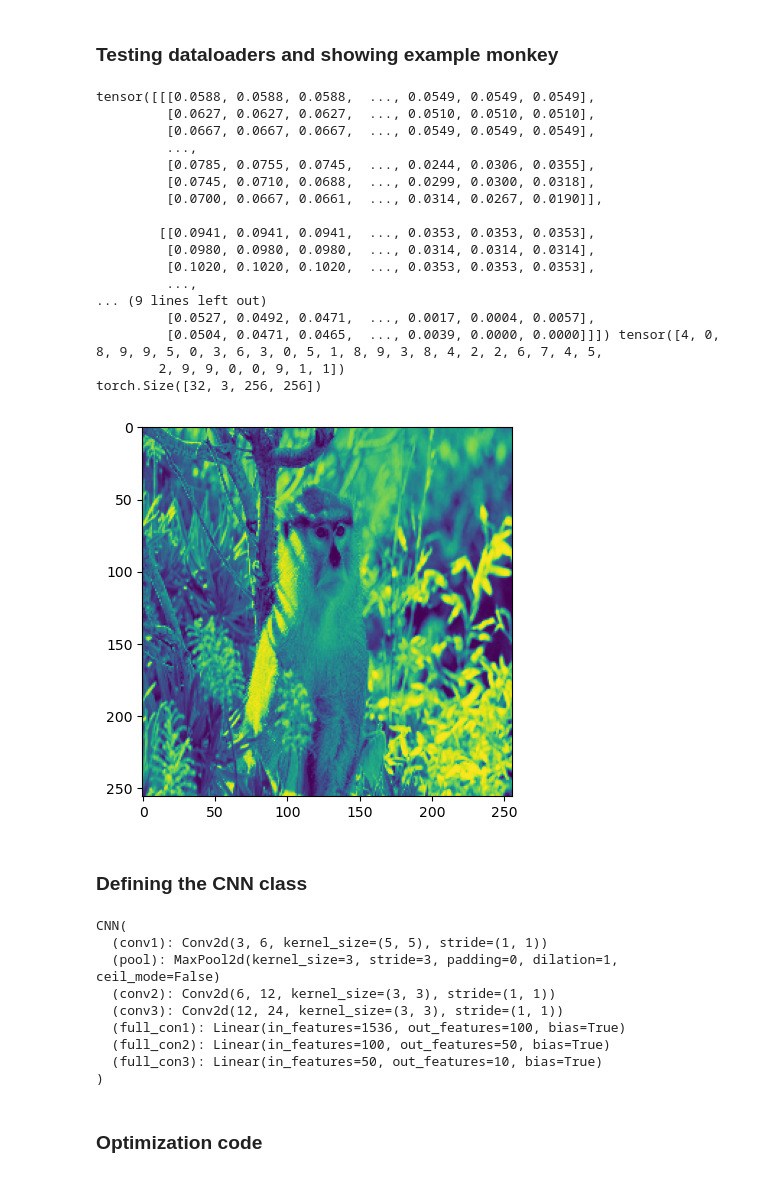
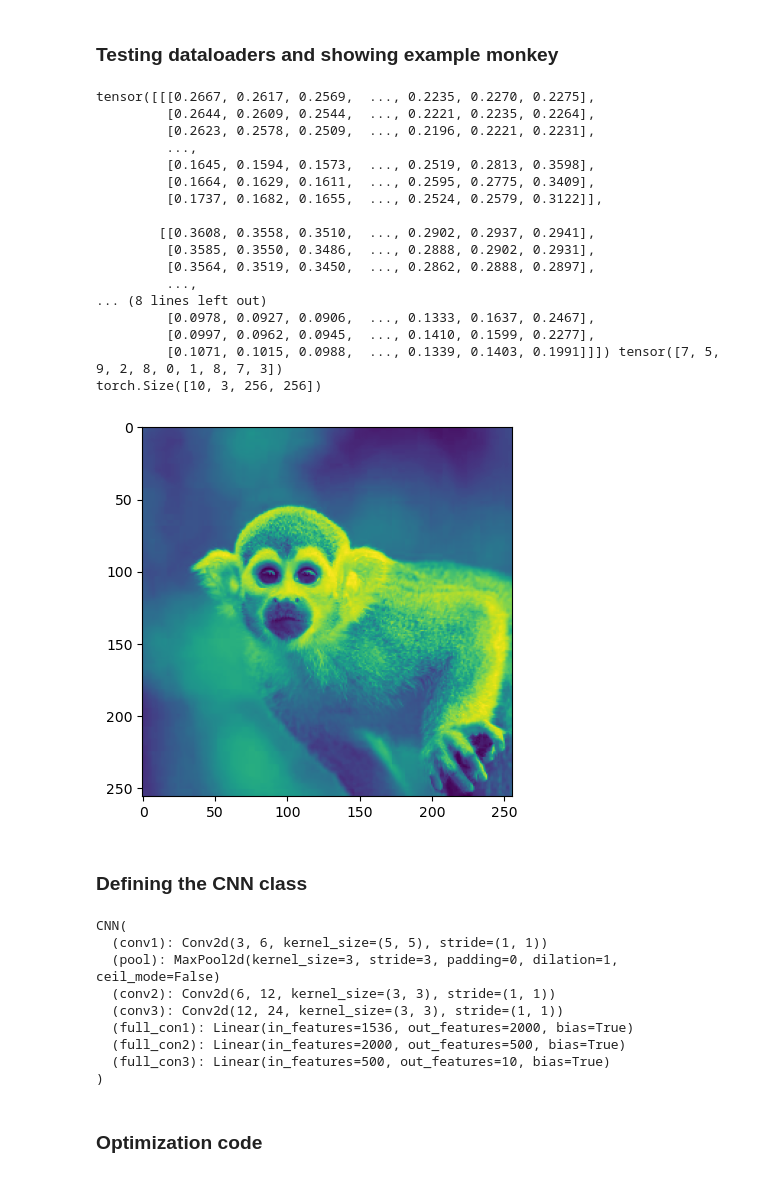
Before and after one commit to kwangzera-archive/monkey-species-classifier, a Jupyter notebook: classifier.ipynb, the cells around one changed output. Saved outputs shown, nothing was run; the diff lists cells and outputs as text; code cells hidden in the pictures.

```diff
--- a/classifier.ipynb
+++ b/classifier.ipynb
@@ -27,9 +27,9 @@ True
 ### CNN Hyperparameters
 # %%
 image_base_size = 256
-num_epochs = 2
-batch_size = 32
-learning_rate = 0.1
+num_epochs = 10
+batch_size = 10
+learning_rate = 0.01
 # %% [markdown]
 ### Creating the dataset and loading in the monkeys
 # %%
@@ -110,33 +110,33 @@ None
 # %%
 # dataloaders
 train_dataloader = DataLoader(training_data, batch_size=batch_size, shuffle=True)
 test_dataloader = DataLoader(validation_data, batch_size=batch_size, shuffle=True)
 
 # iterating through the dataloader
 train_features, train_labels = next(iter(train_dataloader))
 print(train_features[0], train_labels)
 print(train_features.size())  # batch size, channel count, image size
-plt.imshow(train_features[31][0])
+plt.imshow(train_features[0][0])
 plt.show()
 # %% [output]
-tensor([[[0.0588, 0.0588, 0.0588,  ..., 0.0549, 0.0549, 0.0549],
-         [0.0627, 0.0627, 0.0627,  ..., 0.0510, 0.0510, 0.0510],
-         [0.0667, 0.0667, 0.0667,  ..., 0.0549, 0.0549, 0.0549],
+tensor([[[0.2667, 0.2617, 0.2569,  ..., 0.2235, 0.2270, 0.2275],
+         [0.2644, 0.2609, 0.2544,  ..., 0.2221, 0.2235, 0.2264],
+         [0.2623, 0.2578, 0.2509,  ..., 0.2196, 0.2221, 0.2231],
          ...,
-         [0.0785, 0.0755, 0.0745,  ..., 0.0244, 0.0306, 0.0355],
-         [0.0745, 0.0710, 0.0688,  ..., 0.0299, 0.0300, 0.0318],
-         [0.0700, 0.0667, 0.0661,  ..., 0.0314, 0.0267, 0.0190]],
+         [0.1645, 0.1594, 0.1573,  ..., 0.2519, 0.2813, 0.3598],
+         [0.1664, 0.1629, 0.1611,  ..., 0.2595, 0.2775, 0.3409],
+         [0.1737, 0.1682, 0.1655,  ..., 0.2524, 0.2579, 0.3122]],
 
-        [[0.0941, 0.0941, 0.0941,  ..., 0.0353, 0.0353, 0.0353],
-         [0.0980, 0.0980, 0.0980,  ..., 0.0314, 0.0314, 0.0314],
-         [0.1020, 0.1020, 0.1020,  ..., 0.0353, 0.0353, 0.0353],
+        [[0.3608, 0.3558, 0.3510,  ..., 0.2902, 0.2937, 0.2941],
+         [0.3585, 0.3550, 0.3486,  ..., 0.2888, 0.2902, 0.2931],
+         [0.3564, 0.3519, 0.3450,  ..., 0.2862, 0.2888, 0.2897],
          ...,
-... (9 lines left out)
-         [0.0527, 0.0492, 0.0471,  ..., 0.0017, 0.0004, 0.0057],
-         [0.0504, 0.0471, 0.0465,  ..., 0.0039, 0.0000, 0.0000]]]) tensor([4, 0, 8, 9, 9, 5, 0, 3, 6, 3, 0, 5, 1, 8, 9, 3, 8, 4, 2, 2, 6, 7, 4, 5,
-        2, 9, 9, 0, 0, 9, 1, 1])
-torch.Size([32, 3, 256, 256])
+... (8 lines left out)
+         [0.0978, 0.0927, 0.0906,  ..., 0.1333, 0.1637, 0.2467],
+         [0.0997, 0.0962, 0.0945,  ..., 0.1410, 0.1599, 0.2277],
+         [0.1071, 0.1015, 0.0988,  ..., 0.1339, 0.1403, 0.1991]]]) tensor([7, 5, 9, 2, 8, 0, 1, 8, 7, 3])
+torch.Size([10, 3, 256, 256])
-[figure, old version]
+[figure, new version]
 # %% [markdown]
 ### Defining the CNN class
 # %%
@@ -151,9 +151,9 @@ class CNN(nn.Module):
         self.conv3 = nn.Conv2d(in_channels=12, out_channels=24, kernel_size=3)
         # self.pool3 = nn.MaxPool2d(kernel_size=2, stride=2)
         # End up with size of 30 for the regular neural network
-        self.full_con1 = nn.Linear(8*8*24, 100)
-        self.full_con2 = nn.Linear(100, 50)
-        self.full_con3 = nn.Linear(50, 10)
+        self.full_con1 = nn.Linear(8*8*24, 2000)
+        self.full_con2 = nn.Linear(2000, 500)
+        self.full_con3 = nn.Linear(500, 10)
 
     def forward(self, x):
         # This whole first part is classification learning
@@ -181,9 +181,9 @@ CNN(
   (pool): MaxPool2d(kernel_size=3, stride=3, padding=0, dilation=1, ceil_mode=False)
   (conv2): Conv2d(6, 12, kernel_size=(3, 3), stride=(1, 1))
   (conv3): Conv2d(12, 24, kernel_size=(3, 3), stride=(1, 1))
-  (full_con1): Linear(in_features=1536, out_features=100, bias=True)
-  (full_con2): Linear(in_features=100, out_features=50, bias=True)
-  (full_con3): Linear(in_features=50, out_features=10, bias=True)
+  (full_con1): Linear(in_features=1536, out_features=2000, bias=True)
+  (full_con2): Linear(in_features=2000, out_features=500, bias=True)
+  (full_con3): Linear(in_features=500, out_features=10, bias=True)
 )
 # %% [markdown]
 ### Optimization code
```
Also changed, not shown: parts of 2 cells of this notebook.
